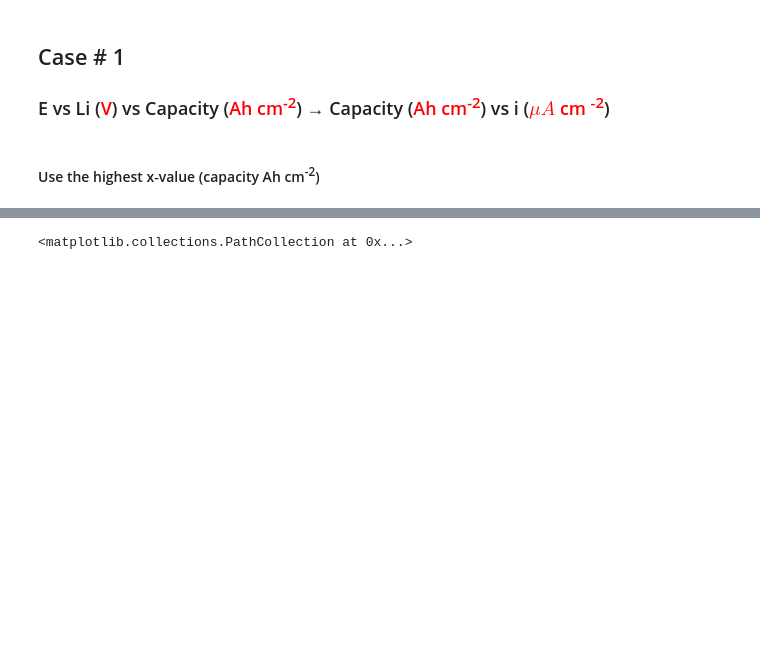
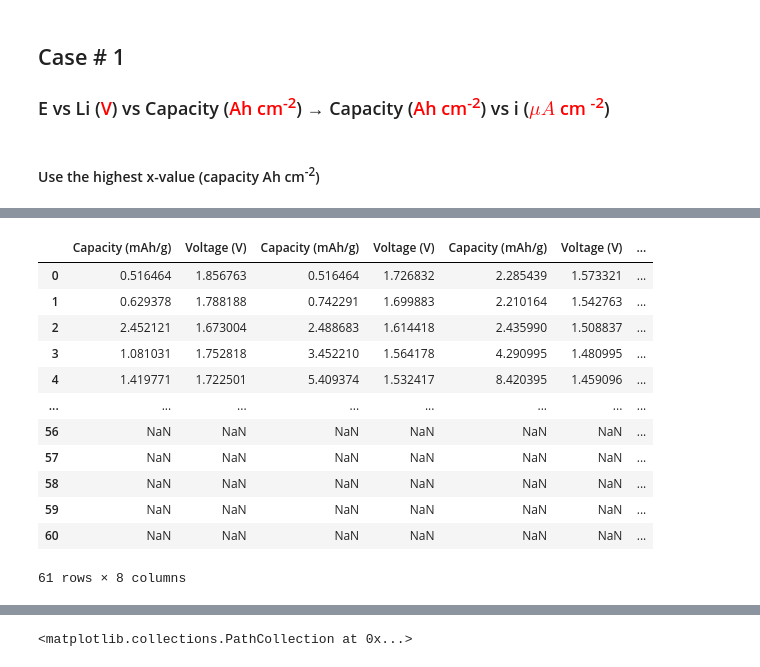
Before and after one commit to BatteryDesign/BatteryRateCap, a Jupyter notebook: Data_Conversion_v1.ipynb, the cells around one changed output, grey strips where cells are left out. Drawn from its saved outputs; the diff is of its cells as text; code cells hidden in the pictures; blank space fills up the shorter version.

```diff
--- a/Data_Conversion_v1.ipynb
+++ b/Data_Conversion_v1.ipynb
@@ -28,0 +90,20 @@ df1 = pd.read_excel('3D_Battery_Performance_Log.xls', sheet_name = '1_Discharge
+# %%
+set_1 = (df_merged['Paper # 32', 'set #1'])
+set_2 = (df_merged['Paper # 32', 'set #2'])
+set_3 = (df_merged['Paper # 32', 'set #3'])
+# %%
+set_1
+# %% [output]
+|  | Capacity (mAh/g) | Voltage (V) | Capacity (mAh/g) | Voltage (V) | Capacity (mAh/g) | Voltage (V) | ... |
+| 0 | 0.516464 | 1.856763 | 0.516464 | 1.726832 | 2.285439 | 1.573321 | ... |
+| 1 | 0.629378 | 1.788188 | 0.742291 | 1.699883 | 2.210164 | 1.542763 | ... |
+| 2 | 2.452121 | 1.673004 | 2.488683 | 1.614418 | 2.435990 | 1.508837 | ... |
+| 3 | 1.081031 | 1.752818 | 3.452210 | 1.564178 | 4.290995 | 1.480995 | ... |
+| 4 | 1.419771 | 1.722501 | 5.409374 | 1.532417 | 8.420395 | 1.459096 | ... |
+| ... | ... | ... | ... | ... | ... | ... | ... |
+| 56 | NaN | NaN | NaN | NaN | NaN | NaN | ... |
+| 57 | NaN | NaN | NaN | NaN | NaN | NaN | ... |
+| 58 | NaN | NaN | NaN | NaN | NaN | NaN | ... |
+| 59 | NaN | NaN | NaN | NaN | NaN | NaN | ... |
+| 60 | NaN | NaN | NaN | NaN | NaN | NaN | ... |
+61 rows × 8 columns
```
Also changed, not shown: parts of 23 cells of this notebook.
